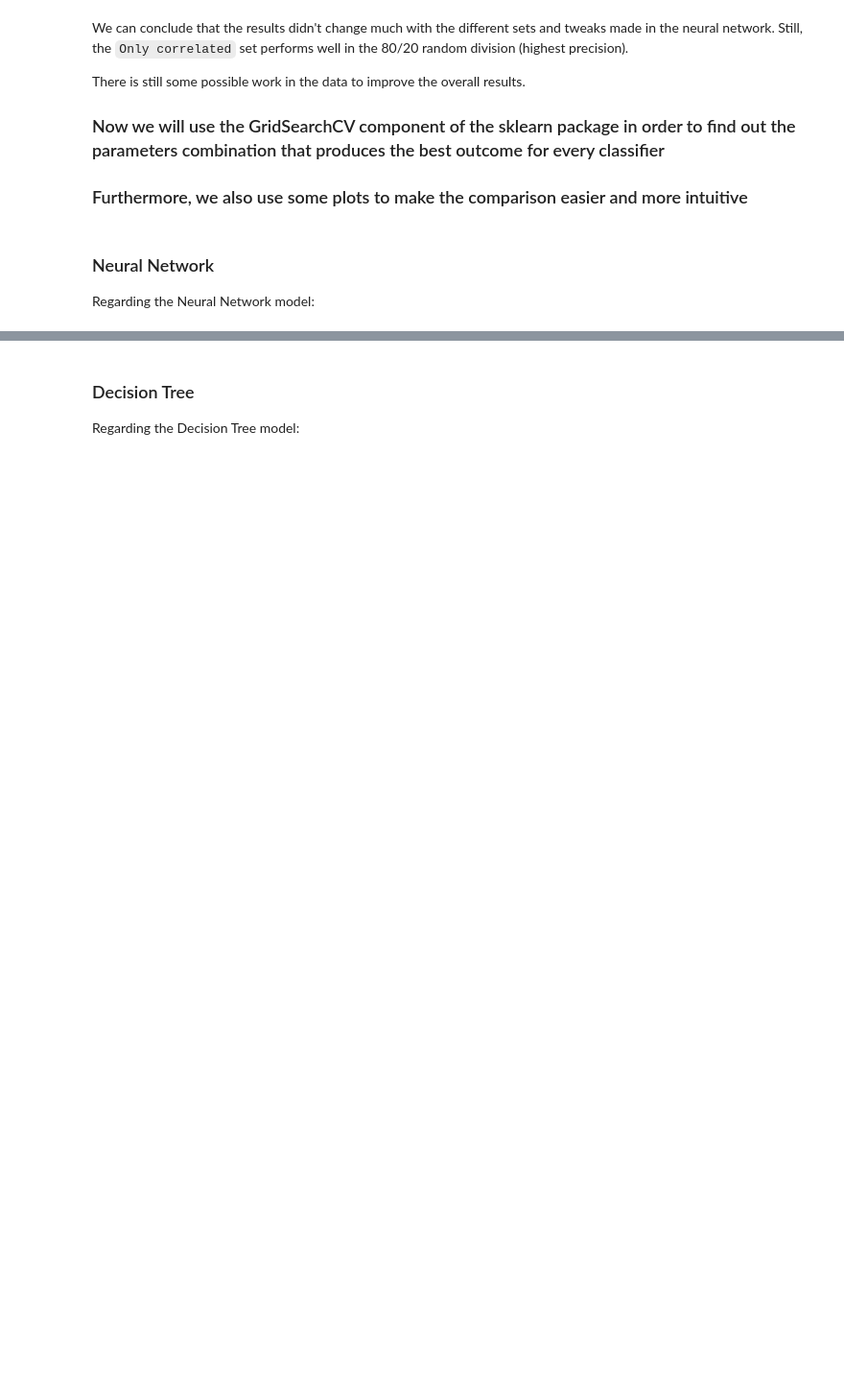
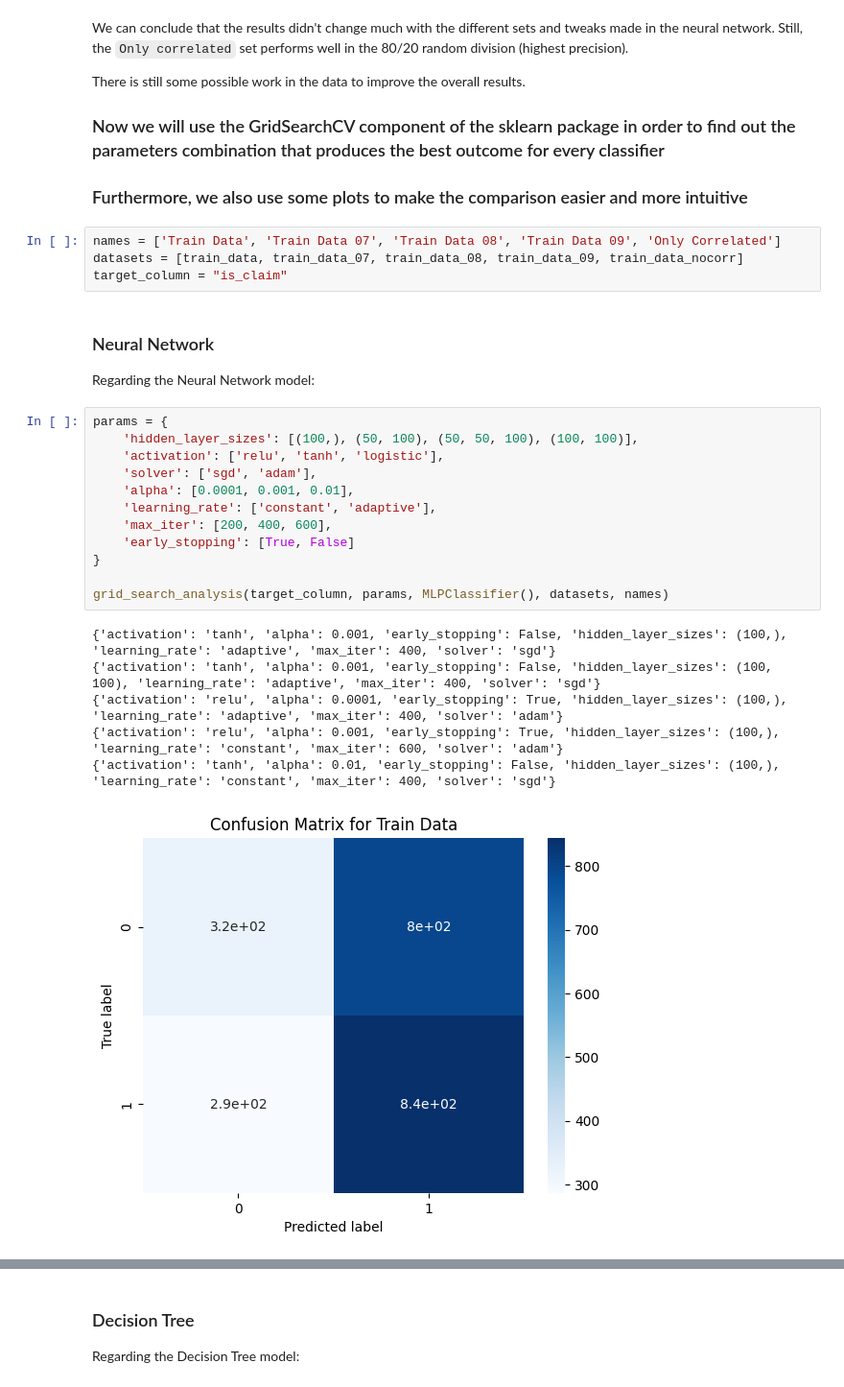
Before and after one commit to afs202005277/HeartDiseasePrediction, a Jupyter notebook: project.ipynb, the cells around one changed output, grey strips where cells are left out. Shown at 96% size. Drawn from its saved outputs; the diff is of its cells as text; blank space fills up the shorter version.

```diff
--- a/project.ipynb
+++ b/project.ipynb
@@ -597,7 +653,30 @@ There is still some possible work in the data to improve the overall results.
 ### Now we will use the GridSearchCV component of the sklearn package in order to find out the parameters combination that produces the best outcome for every classifier
 
 ### Furthermore, we also use some plots to make the comparison easier and more intuitive
+# %%
+names = ['Train Data', 'Train Data 07', 'Train Data 08', 'Train Data 09', 'Only Correlated']
+datasets = [train_data, train_data_07, train_data_08, train_data_09, train_data_nocorr]
+target_column = "is_claim"
 # %% [markdown]
 ### Neural Network
 
 Regarding the Neural Network model:
+# %%
+params = {
+    'hidden_layer_sizes': [(100,), (50, 100), (50, 50, 100), (100, 100)],
+    'activation': ['relu', 'tanh', 'logistic'],
+    'solver': ['sgd', 'adam'],
+    'alpha': [0.0001, 0.001, 0.01],
+    'learning_rate': ['constant', 'adaptive'],
+    'max_iter': [200, 400, 600],
+    'early_stopping': [True, False]
+}
+
+grid_search_analysis(target_column, params, MLPClassifier(), datasets, names)
+# %% [output]
+{'activation': 'tanh', 'alpha': 0.001, 'early_stopping': False, 'hidden_layer_sizes': (100,), 'learning_rate': 'adaptive', 'max_iter': 400, 'solver': 'sgd'}
+{'activation': 'tanh', 'alpha': 0.001, 'early_stopping': False, 'hidden_layer_sizes': (100, 100), 'learning_rate': 'adaptive', 'max_iter': 400, 'solver': 'sgd'}
+{'activation': 'relu', 'alpha': 0.0001, 'early_stopping': True, 'hidden_layer_sizes': (100,), 'learning_rate': 'adaptive', 'max_iter': 400, 'solver': 'adam'}
+{'activation': 'relu', 'alpha': 0.001, 'early_stopping': True, 'hidden_layer_sizes': (100,), 'learning_rate': 'constant', 'max_iter': 600, 'solver': 'adam'}
+{'activation': 'tanh', 'alpha': 0.01, 'early_stopping': False, 'hidden_layer_sizes': (100,), 'learning_rate': 'constant', 'max_iter': 400, 'solver': 'sgd'}
+[figure, added]
```
Also changed, not shown: parts of 16 cells of this notebook, 6 other files.
